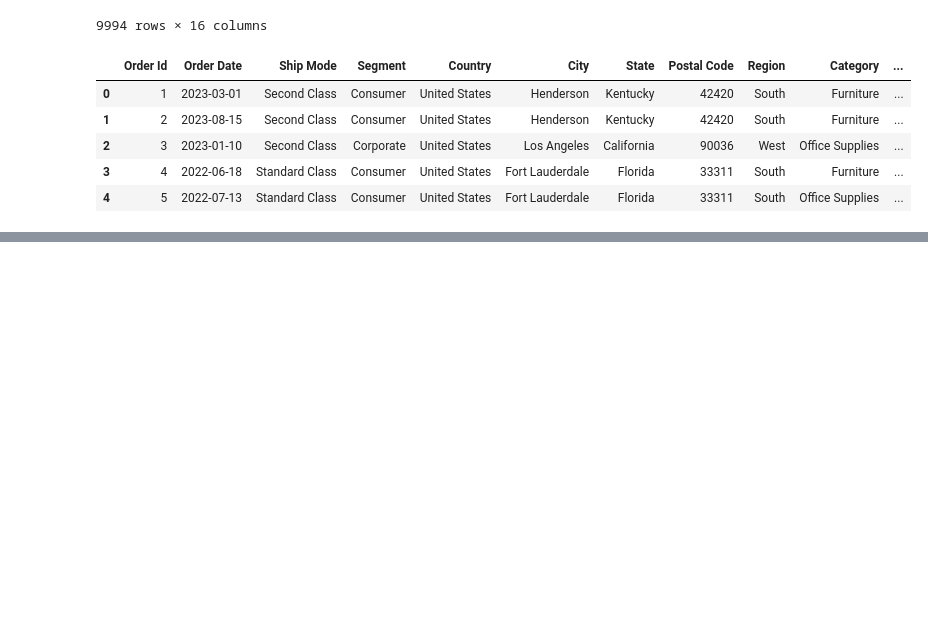
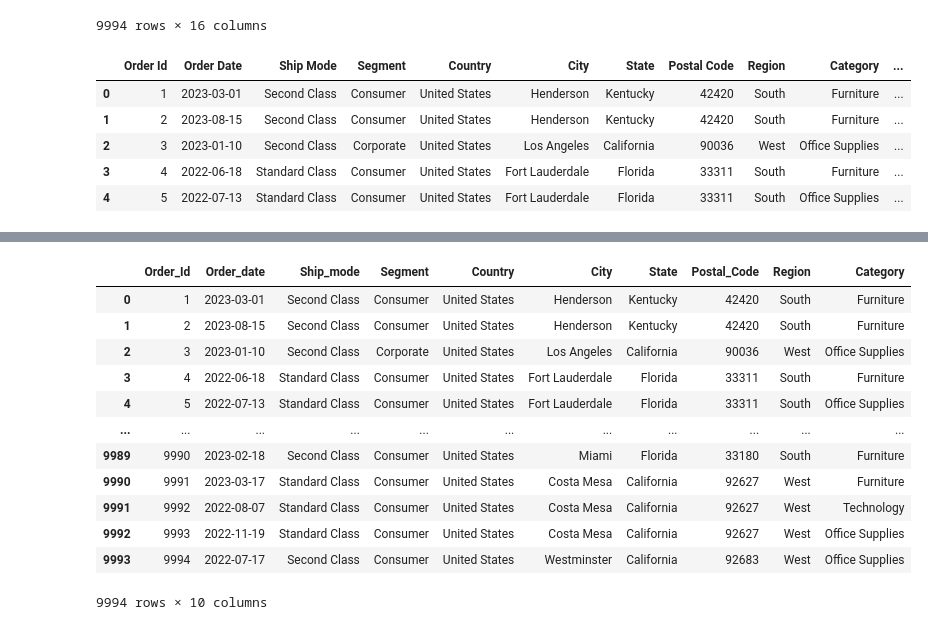
Before and after one commit to msandhiya07/Project1-RetailOrders, a Jupyter notebook: PROJECT_1_RETAIL_ORDERS.ipynb, the cells around one changed output, grey strips where cells are left out. Drawn from its saved outputs; the diff is of its cells as text; code cells hidden in the pictures; blank space fills up the shorter version.

```diff
--- a/PROJECT_1_RETAIL_ORDERS.ipynb
+++ b/PROJECT_1_RETAIL_ORDERS.ipynb
@@ -253,3 +253,13 @@ files.download("RetailOrders.xlsx")
 [interactive output not drawn]
 [interactive output not drawn]
 [interactive output not drawn]
+# %%
+file_path='/content/Retail_Orders.csv'
+Retail_Orders1=pd.read_csv(file_path)
+# %%
+primary_key_columns=['Order_Id']
+split_1_columns=primary_key_columns+list(Retail_Orders1.columns[1:10])
+split_2_columns=primary_key_columns+list(Retail_Orders1.columns[10:])
+# %%
+table_1=Retail_Orders1[split_1_columns]
+table_2=Retail_Orders1[split_2_columns]
@@ -255,0 +276,16 @@ files.download("RetailOrders.xlsx")
+# %%
+table_1
+# %% [output]
+|  | Order_Id | Order_date | Ship_mode | Segment | Country | City | State | Postal_Code | Region | Category |
+| 0 | 1 | 2023-03-01 | Second Class | Consumer | United States | Henderson | Kentucky | 42420 | South | Furniture |
+| 1 | 2 | 2023-08-15 | Second Class | Consumer | United States | Henderson | Kentucky | 42420 | South | Furniture |
+| 2 | 3 | 2023-01-10 | Second Class | Corporate | United States | Los Angeles | California | 90036 | West | Office Supplies |
+| 3 | 4 | 2022-06-18 | Standard Class | Consumer | United States | Fort Lauderdale | Florida | 33311 | South | Furniture |
+| 4 | 5 | 2022-07-13 | Standard Class | Consumer | United States | Fort Lauderdale | Florida | 33311 | South | Office Supplies |
+| ... | ... | ... | ... | ... | ... | ... | ... | ... | ... | ... |
+| 9989 | 9990 | 2023-02-18 | Second Class | Consumer | United States | Miami | Florida | 33180 | South | Furniture |
+| 9990 | 9991 | 2023-03-17 | Standard Class | Consumer | United States | Costa Mesa | California | 92627 | West | Furniture |
+| 9991 | 9992 | 2022-08-07 | Standard Class | Consumer | United States | Costa Mesa | California | 92627 | West | Technology |
+| 9992 | 9993 | 2022-11-19 | Standard Class | Consumer | United States | Costa Mesa | California | 92627 | West | Office Supplies |
+| 9993 | 9994 | 2022-07-17 | Second Class | Consumer | United States | Westminster | California | 92683 | West | Office Supplies |
+9994 rows × 10 columns
```
Also changed, not shown: parts of 9 cells of this notebook.
